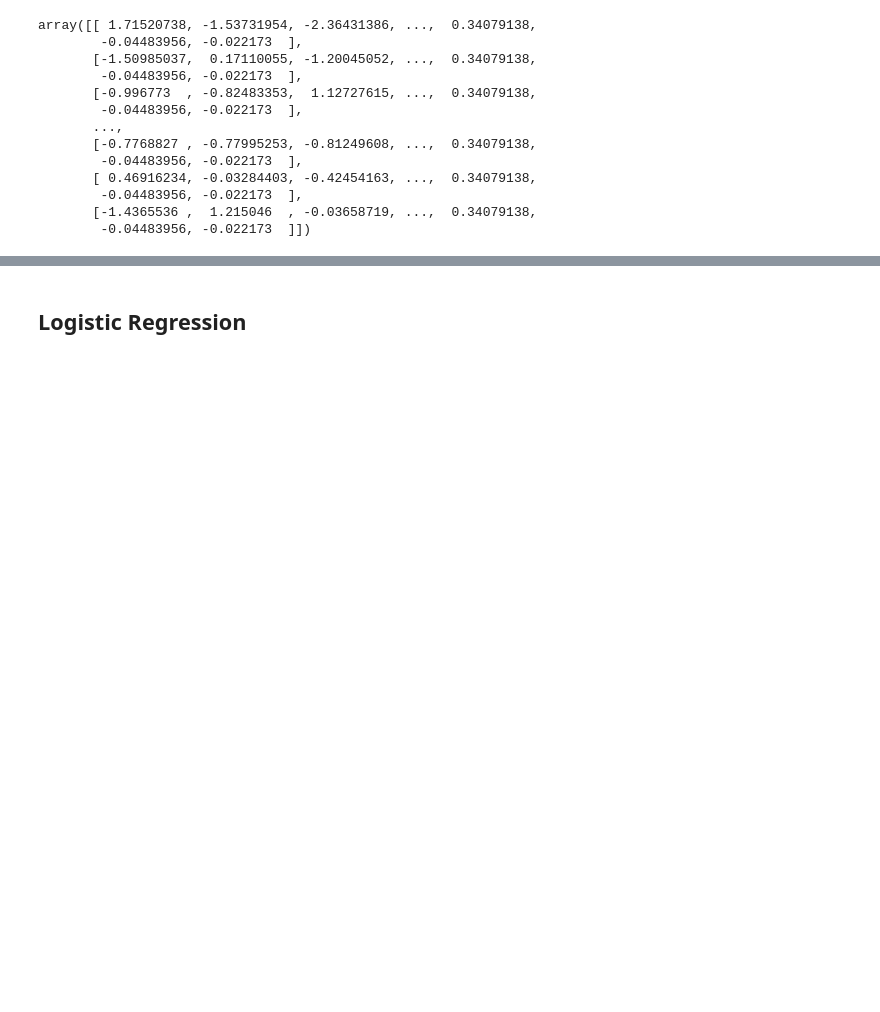
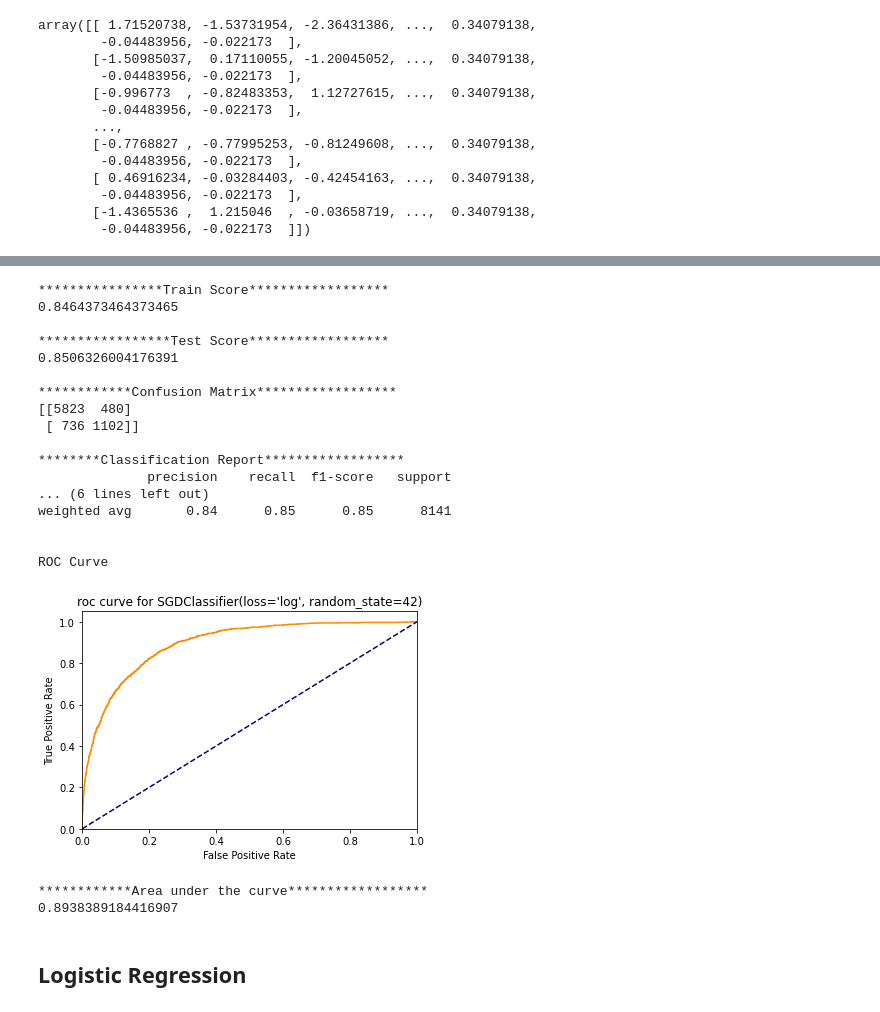
Before and after one commit to pandeysudip/income-prediction, a Jupyter notebook: Model_building.ipynb, the cells around one changed output, grey strips where cells are left out. Saved outputs shown, nothing was run; the diff lists cells and outputs as text; code cells hidden in the pictures; blank space fills up the shorter version.

Commit message:
model building

```diff
--- a/Model_building.ipynb
+++ b/Model_building.ipynb
@@ -146,0 +256,6 @@ array([[ 1.71520738, -1.53731954, -2.36431386, ...,  0.34079138,
+# %%
+# Creating a sgd classifier model on the scaled data
+sgd_clf=SGDClassifier(random_state=42, loss='log')
+
+# Fit the model to the data
+sgd_clf.fit(X_train_scaled, y_train)
@@ -147,3 +288,27 @@ array([[ 1.71520738, -1.53731954, -2.36431386, ...,  0.34079138,
+# %%
+#score for sgd classifier using  training and test data
+test_score(sgd_clf)
+# %% [output]
+****************Train Score******************
+0.8464373464373465
+
+*****************Test Score******************
+0.8506326004176391
+
+************Confusion Matrix******************
+[[5823  480]
+ [ 736 1102]]
+
+********Classification Report******************
+              precision    recall  f1-score   support
+... (6 lines left out)
+weighted avg       0.84      0.85      0.85      8141
+
+
+ROC Curve
+[figure, added]
+************Area under the curve******************
+0.8938389184416907
 # %% [markdown]
 ## Logistic Regression
 # %%
```
Also changed, not shown: parts of 34 cells of this notebook.
